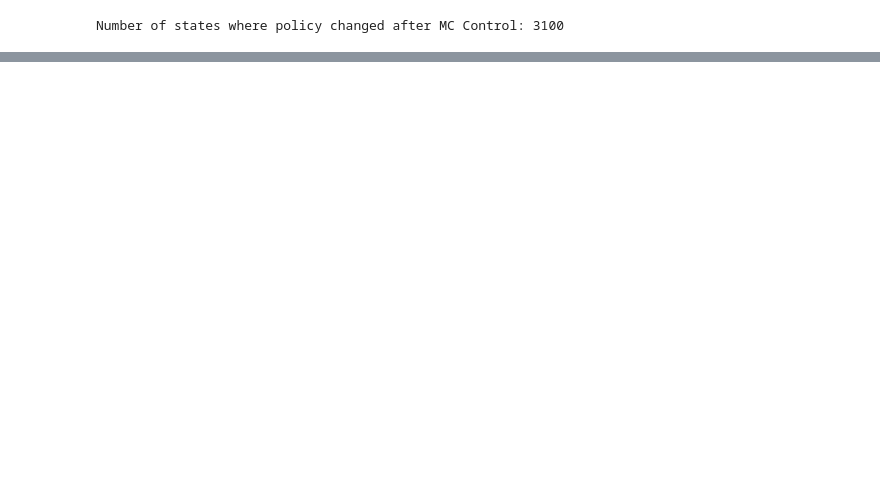
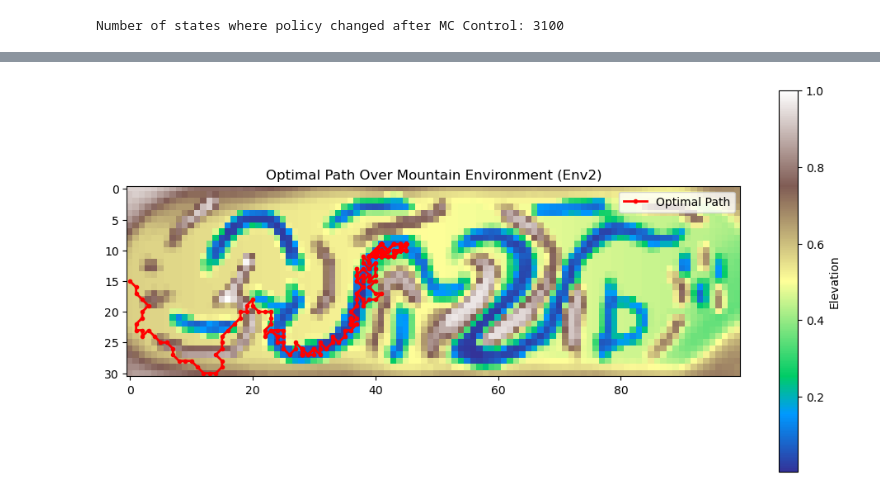
Before and after one commit to Shreeew/INF266---Problem-set-3, a Jupyter notebook: Exercise5-sander-v5.ipynb, the cells around one changed output, grey strips where cells are left out. Cells and saved outputs as stored; diff of their text form; code cells hidden in the pictures; blank space fills up the shorter version.

```diff
--- a/Exercise5-sander-v5.ipynb
+++ b/Exercise5-sander-v5.ipynb
@@ -335,0 +410,2 @@ visualize_optimal_path(env2, policy_env2, title="Optimal Path Over Mountain Envi
+# %%
+policy_env2, Q_env2, avg_rewards_env2 = mc_control(env2, episodes=20000, policy=policy_env2)
@@ -335,0 +434,4 @@ visualize_optimal_path(env2, policy_env2, title="Optimal Path Over Mountain Envi
+# %%
+visualize_optimal_path(env2, policy_env2, title="Optimal Path Over Mountain Environment (Env2)")
+# %% [output]
+[figure, added]
```
Also changed, not shown: parts of 13 cells of this notebook.
